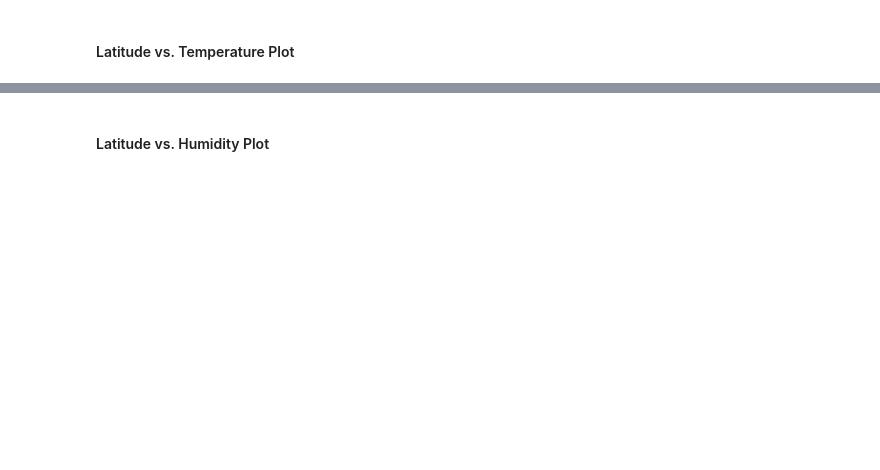
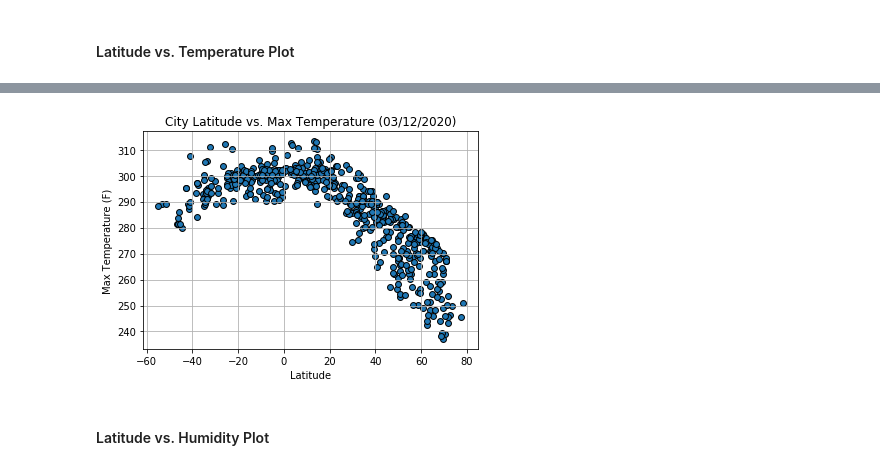
Before and after one commit to etumi/python-api-challenge, a Jupyter notebook: WeatherPy/WeatherPy.ipynb, the cells around one changed output, grey strips where cells are left out. Cells and saved outputs as stored; diff of their text form; code cells hidden in the pictures; blank space fills up the shorter version.

Commit message:
update weather code

```diff
--- a/WeatherPy/WeatherPy.ipynb
+++ b/WeatherPy/WeatherPy.ipynb
@@ -109,7 +115,7 @@ Processing Record 12 of Set 13 | bandarbeyla
 Processing Record 13 of Set 13 | gorom-gorom
 Processing Record 14 of Set 13 | umkomaas
 Processing Record 15 of Set 13 | myshkin
-# %%
-query_url = f"{base_url}lat={sample_set[item][i][0]}&lon={sample_set[item][i][1]}&appid={weather_api_key}"
-weather_response = requests.get(query_url)
-weather_json = weather_response.json()
+# %%
+sample_set = {}
+for i , x in enumerate(list(chunks(cities,50))):
+    sample_set["Set {0}".format(i+1)] = x
@@ -131,0 +176,25 @@ dtype: int64
+# %%
+
+df_dict = {}
+
+data_points = ['City', 'Cloudiness', 'Country', 'Date', 'Humidity', 'Lat', 'Lng', 'Max Temp', 'Wind Speed']
+
+#create dictionary value for required data
+for x in data_points:
+    df_dict[x] = []
+
+#loop through all datasets and pull required information for dataframe
+for dataset in weather_json_data:
+        df_dict['City'].append(dataset['name'])
+        df_dict['Cloudiness'].append(dataset['clouds']['all'])
+        df_dict['Country'].append(dataset['sys']['country'])
+        df_dict['Date'].append(dataset['dt'])
+        df_dict['Humidity'].append(dataset['main']['humidity'])
+        df_dict['Lat'].append(dataset['coord']['lat'])
+        df_dict['Lng'].append(dataset['coord']['lon'])
+        df_dict['Max Temp'].append(dataset['main']['temp_max'])
+        df_dict['Wind Speed'].append(dataset['wind']['speed'])
+
+
+weather_df = pd.DataFrame(df_dict)
+weather_df.head()
@@ -149,2 +229,10 @@ dtype: int64
+# %%
+plot1 = weather_df.plot(kind='scatter', x='Lat', y='Max Temp', grid=True, edgecolor='k', s =35)
+plot1.set_xlabel('Latitude')
+plot1.set_ylabel('Max Temperature (F)')
+plot1.set_title(f"City Latitude vs. Max Temperature ({as_of_date})")
+plt.show()
+# %% [output]
+[figure, added]
 # %% [markdown]
 #### Latitude vs. Humidity Plot
```
Also changed, not shown: parts of 29 cells of this notebook.
